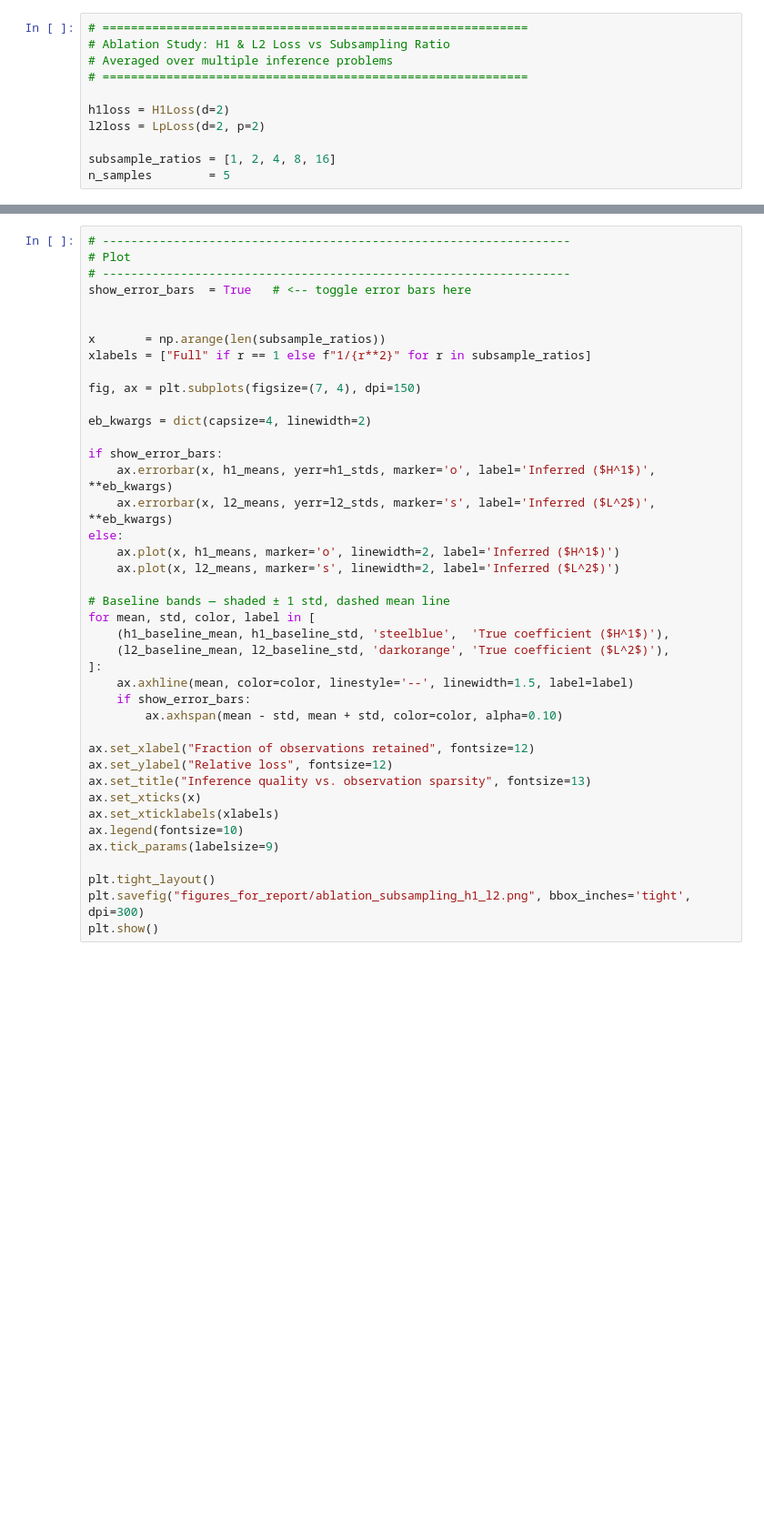
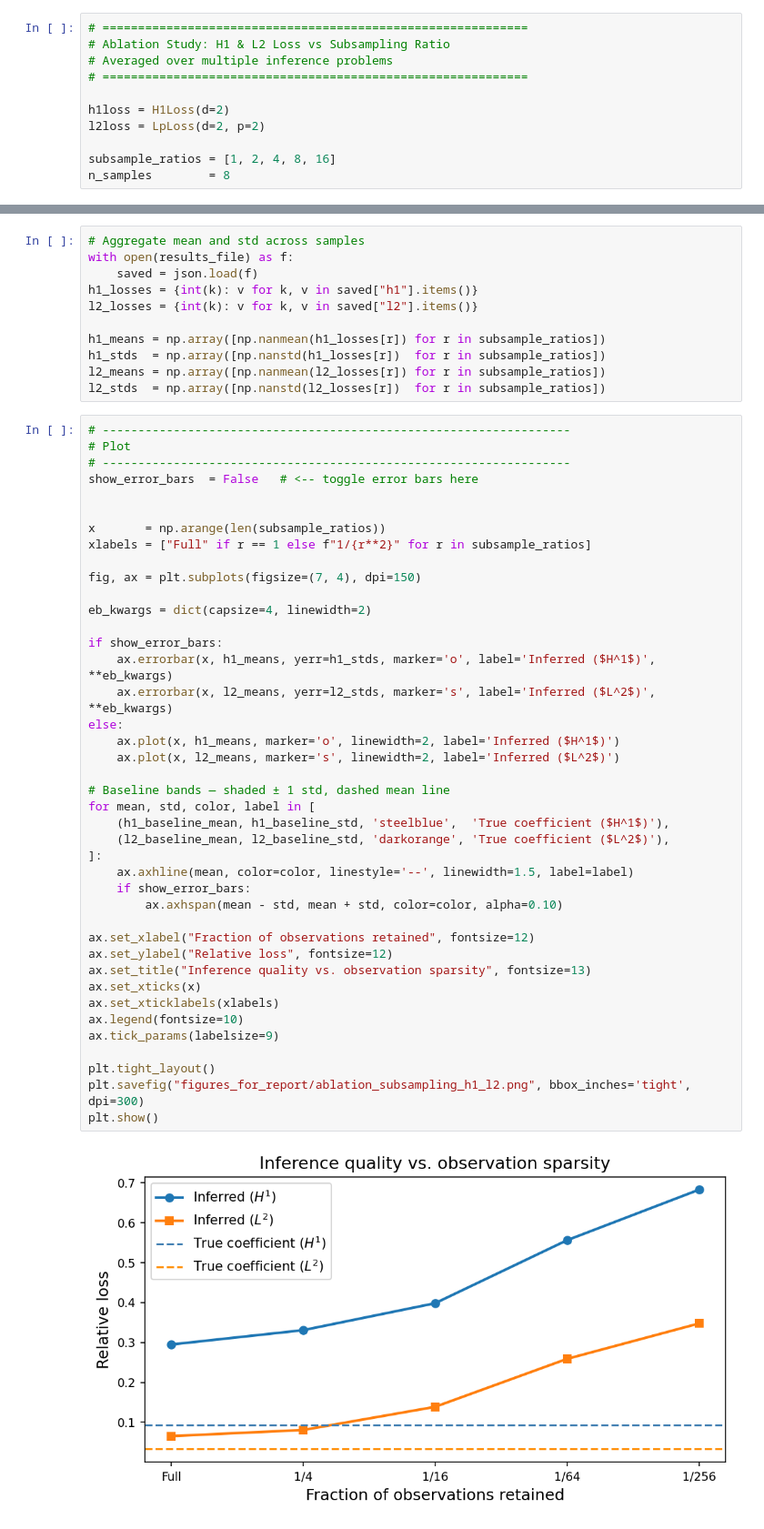
Before and after one commit to gzein/fno-bayesian-inverse-problems, a Jupyter notebook: nearly_ablation.ipynb, the cells around one changed output, grey strips where cells are left out. Shown at 91% size. Cells and saved outputs as stored; diff of their text form; blank space fills up the shorter version.

```diff
--- a/nearly_ablation.ipynb
+++ b/nearly_ablation.ipynb
@@ -571,7 +494,7 @@ h1loss = H1Loss(d=2)
 l2loss = LpLoss(d=2, p=2)
 
 subsample_ratios = [1, 2, 4, 8, 16]
-n_samples        = 5
+n_samples        = 8
 # %%
 # ------------------------------------------------------------------
 # Baselines: averaged over the same n_samples test problems
@@ -666,8 +641,19 @@ l2_stds  = np.array([np.std(l2_losses[r])  for r in subsample_ratios])
+# %%
+# Aggregate mean and std across samples
+with open(results_file) as f:
+    saved = json.load(f)
+h1_losses = {int(k): v for k, v in saved["h1"].items()}
+l2_losses = {int(k): v for k, v in saved["l2"].items()}
+
+h1_means = np.array([np.nanmean(h1_losses[r]) for r in subsample_ratios])
+h1_stds  = np.array([np.nanstd(h1_losses[r])  for r in subsample_ratios])
+l2_means = np.array([np.nanmean(l2_losses[r]) for r in subsample_ratios])
+l2_stds  = np.array([np.nanstd(l2_losses[r])  for r in subsample_ratios])
 # %%
 # ------------------------------------------------------------------
 # Plot
 # ------------------------------------------------------------------
-show_error_bars  = True   # <-- toggle error bars here
+show_error_bars  = False   # <-- toggle error bars here
 
 
 x       = np.arange(len(subsample_ratios))
@@ -677,33 +663,35 @@ fig, ax = plt.subplots(figsize=(7, 4), dpi=150)
 
 eb_kwargs = dict(capsize=4, linewidth=2)
 
 if show_error_bars:
     ax.errorbar(x, h1_means, yerr=h1_stds, marker='o', label='Inferred ($H^1$)', **eb_kwargs)
     ax.errorbar(x, l2_means, yerr=l2_stds, marker='s', label='Inferred ($L^2$)', **eb_kwargs)
 else:
     ax.plot(x, h1_means, marker='o', linewidth=2, label='Inferred ($H^1$)')
     ax.plot(x, l2_means, marker='s', linewidth=2, label='Inferred ($L^2$)')
 
 # Baseline bands — shaded ± 1 std, dashed mean line
 for mean, std, color, label in [
     (h1_baseline_mean, h1_baseline_std, 'steelblue',  'True coefficient ($H^1$)'),
     (l2_baseline_mean, l2_baseline_std, 'darkorange', 'True coefficient ($L^2$)'),
 ]:
     ax.axhline(mean, color=color, linestyle='--', linewidth=1.5, label=label)
     if show_error_bars:
         ax.axhspan(mean - std, mean + std, color=color, alpha=0.10)
 
 ax.set_xlabel("Fraction of observations retained", fontsize=12)
 ax.set_ylabel("Relative loss", fontsize=12)
 ax.set_title("Inference quality vs. observation sparsity", fontsize=13)
 ax.set_xticks(x)
 ax.set_xticklabels(xlabels)
 ax.legend(fontsize=10)
 ax.tick_params(labelsize=9)
 
 plt.tight_layout()
 plt.savefig("figures_for_report/ablation_subsampling_h1_l2.png", bbox_inches='tight', dpi=300)
 plt.show()
+# %% [output]
+[figure, added]
 # %%
 # ------------------------------------------------------------------
 # Summary table
```
Also changed, not shown: parts of 13 cells of this notebook, 6 other files.
